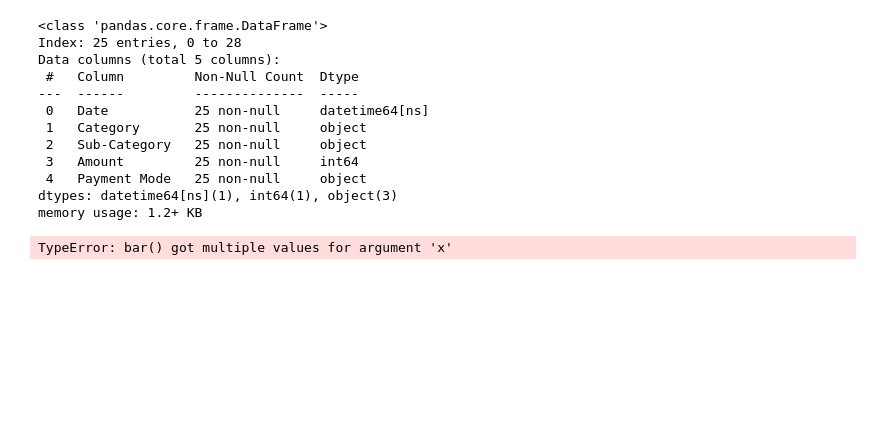
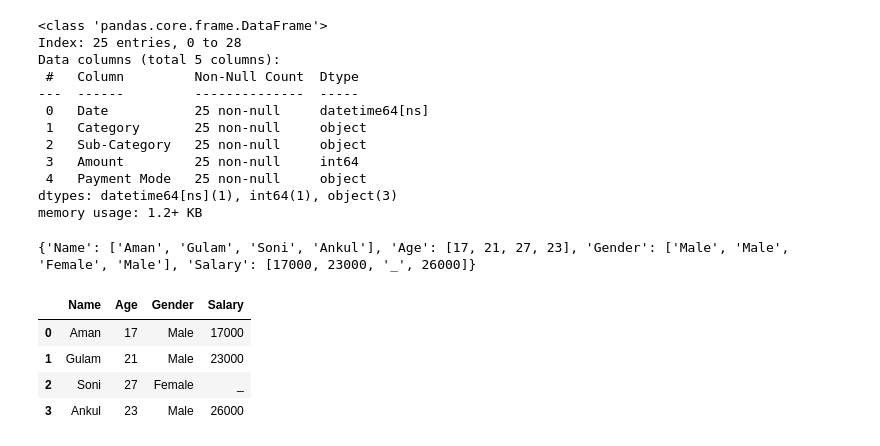
Before and after one commit to GulamAnsari12/Full-Python, a Jupyter notebook: Diwali.ipynb, the cells around one changed output. Cells and saved outputs as stored; diff of their text form; code cells hidden in the pictures; blank space fills up the shorter version.

```diff
--- a/Diwali.ipynb
+++ b/Diwali.ipynb
@@ -94,7 +112,21 @@ Data columns (total 5 columns):
  4   Payment Mode   25 non-null     object
 dtypes: datetime64[ns](1), int64(1), object(3)
 memory usage: 1.2+ KB
-# %%
-plt.bar(dff, x="Category", y ="Payment Mode")
-# %% [output]
-TypeError: bar() got multiple values for argument 'x'
+# %%
+detail = {"Name":["Aman","Gulam","Soni","Ankul"],
+          "Age":[17,21,27,23],
+          "Gender":["Male","Male","Female","Male"],
+          "Salary":[17000,23000,"_",26000]}
+
+print(detail)
+# %% [output]
+{'Name': ['Aman', 'Gulam', 'Soni', 'Ankul'], 'Age': [17, 21, 27, 23], 'Gender': ['Male', 'Male', 'Female', 'Male'], 'Salary': [17000, 23000, '_', 26000]}
+# %%
+fd = pd.DataFrame(detail)
+fd
+# %% [output]
+|  | Name | Age | Gender | Salary |
+| 0 | Aman | 17 | Male | 17000 |
+| 1 | Gulam | 21 | Male | 23000 |
+| 2 | Soni | 27 | Female | _ |
+| 3 | Ankul | 23 | Male | 26000 |
```
Also changed, not shown: parts of 5 cells of this notebook.
